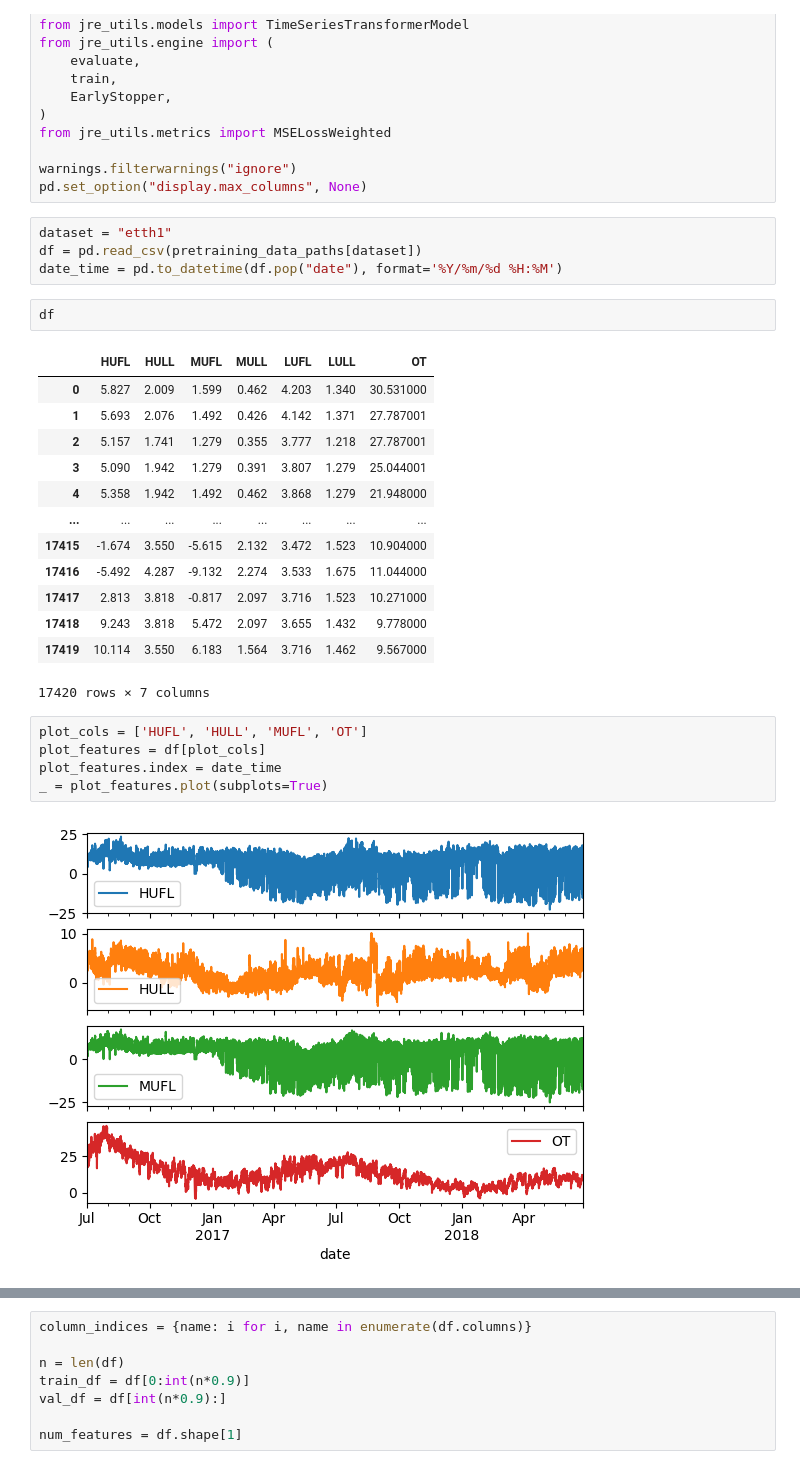
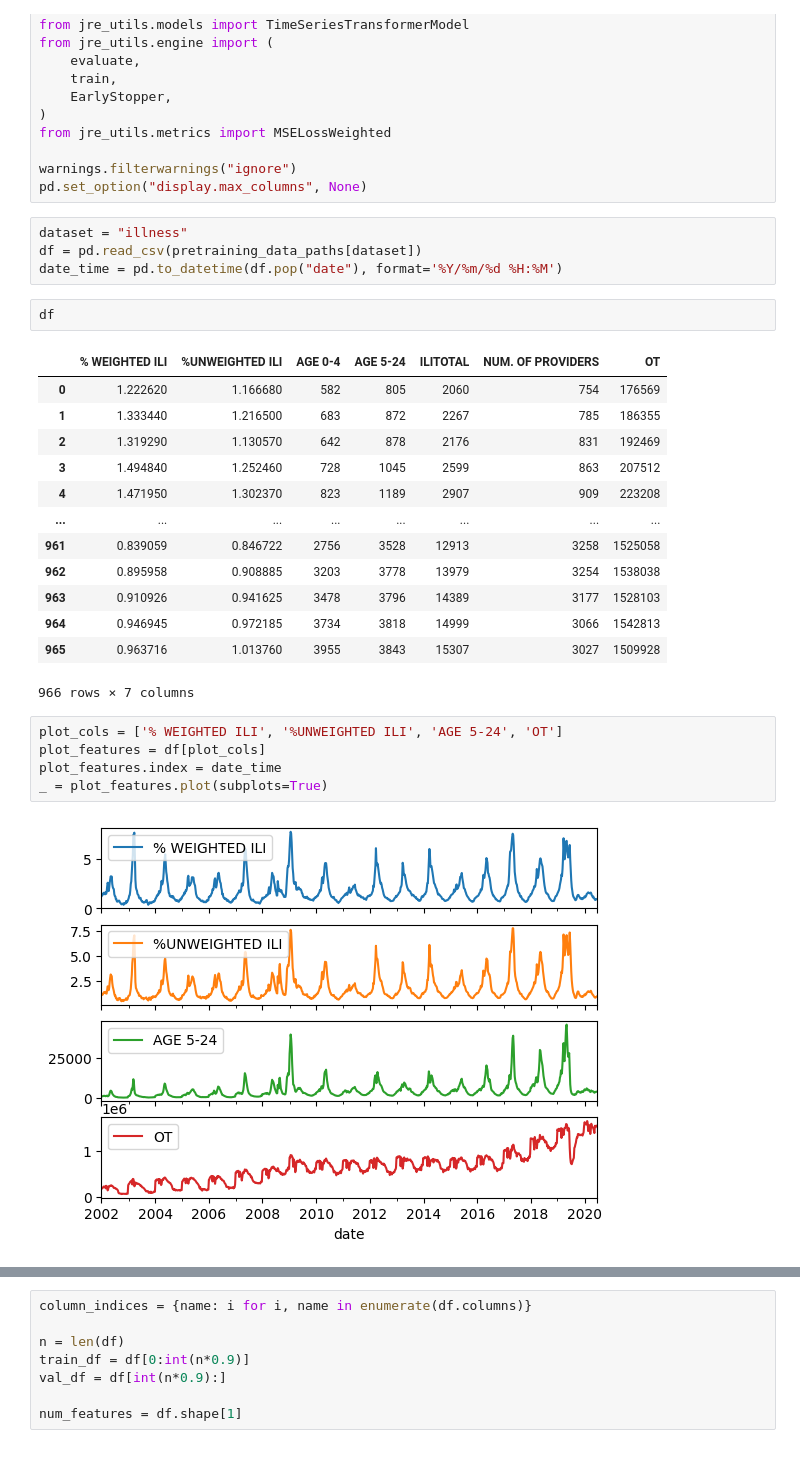
Before and after one commit to diabhaque/Yogen, a Jupyter notebook: notebooks/pretraining_preprocessing/illness.ipynb, the cells around one changed output, grey strips where cells are left out. Saved outputs shown, nothing was run; the diff lists cells and outputs as text.

Commit message:
Compiled local datasets for pretraining

```diff
--- a/notebooks/model_pretraining/etth1.ipynb
+++ b/notebooks/pretraining_preprocessing/illness.ipynb
@@ -31,32 +31,32 @@ from jre_utils.metrics import MSELossWeighted
 warnings.filterwarnings("ignore")
 pd.set_option("display.max_columns", None)
 # %%
-dataset = "etth1"
+dataset = "illness"
 df = pd.read_csv(pretraining_data_paths[dataset])
 date_time = pd.to_datetime(df.pop("date"), format='%Y/%m/%d %H:%M')
 # %%
 df
 # %% [output]
-|  | HUFL | HULL | MUFL | MULL | LUFL | LULL | OT |
-| 0 | 5.827 | 2.009 | 1.599 | 0.462 | 4.203 | 1.340 | 30.531000 |
-| 1 | 5.693 | 2.076 | 1.492 | 0.426 | 4.142 | 1.371 | 27.787001 |
-| 2 | 5.157 | 1.741 | 1.279 | 0.355 | 3.777 | 1.218 | 27.787001 |
-| 3 | 5.090 | 1.942 | 1.279 | 0.391 | 3.807 | 1.279 | 25.044001 |
-| 4 | 5.358 | 1.942 | 1.492 | 0.462 | 3.868 | 1.279 | 21.948000 |
+|  | % WEIGHTED ILI | %UNWEIGHTED ILI | AGE 0-4 | AGE 5-24 | ILITOTAL | NUM. OF PROVIDERS | OT |
+| 0 | 1.222620 | 1.166680 | 582 | 805 | 2060 | 754 | 176569 |
+| 1 | 1.333440 | 1.216500 | 683 | 872 | 2267 | 785 | 186355 |
+| 2 | 1.319290 | 1.130570 | 642 | 878 | 2176 | 831 | 192469 |
+| 3 | 1.494840 | 1.252460 | 728 | 1045 | 2599 | 863 | 207512 |
+| 4 | 1.471950 | 1.302370 | 823 | 1189 | 2907 | 909 | 223208 |
 | ... | ... | ... | ... | ... | ... | ... | ... |
-| 17415 | -1.674 | 3.550 | -5.615 | 2.132 | 3.472 | 1.523 | 10.904000 |
-| 17416 | -5.492 | 4.287 | -9.132 | 2.274 | 3.533 | 1.675 | 11.044000 |
-| 17417 | 2.813 | 3.818 | -0.817 | 2.097 | 3.716 | 1.523 | 10.271000 |
-| 17418 | 9.243 | 3.818 | 5.472 | 2.097 | 3.655 | 1.432 | 9.778000 |
-| 17419 | 10.114 | 3.550 | 6.183 | 1.564 | 3.716 | 1.462 | 9.567000 |
+| 961 | 0.839059 | 0.846722 | 2756 | 3528 | 12913 | 3258 | 1525058 |
+| 962 | 0.895958 | 0.908885 | 3203 | 3778 | 13979 | 3254 | 1538038 |
+| 963 | 0.910926 | 0.941625 | 3478 | 3796 | 14389 | 3177 | 1528103 |
+| 964 | 0.946945 | 0.972185 | 3734 | 3818 | 14999 | 3066 | 1542813 |
+| 965 | 0.963716 | 1.013760 | 3955 | 3843 | 15307 | 3027 | 1509928 |
-17420 rows × 7 columns
+966 rows × 7 columns
 # %%
-plot_cols = ['HUFL', 'HULL', 'MUFL', 'OT']
+plot_cols = ['% WEIGHTED ILI', '%UNWEIGHTED ILI', 'AGE 5-24', 'OT']
 plot_features = df[plot_cols]
 plot_features.index = date_time
 _ = plot_features.plot(subplots=True)
 # %% [output]
-[figure, old version]
+[figure, new version]
 # %%
 df.describe().transpose()
 # %% [output]
```
Also changed, not shown: parts of 6 cells of this notebook, 10 other files.
